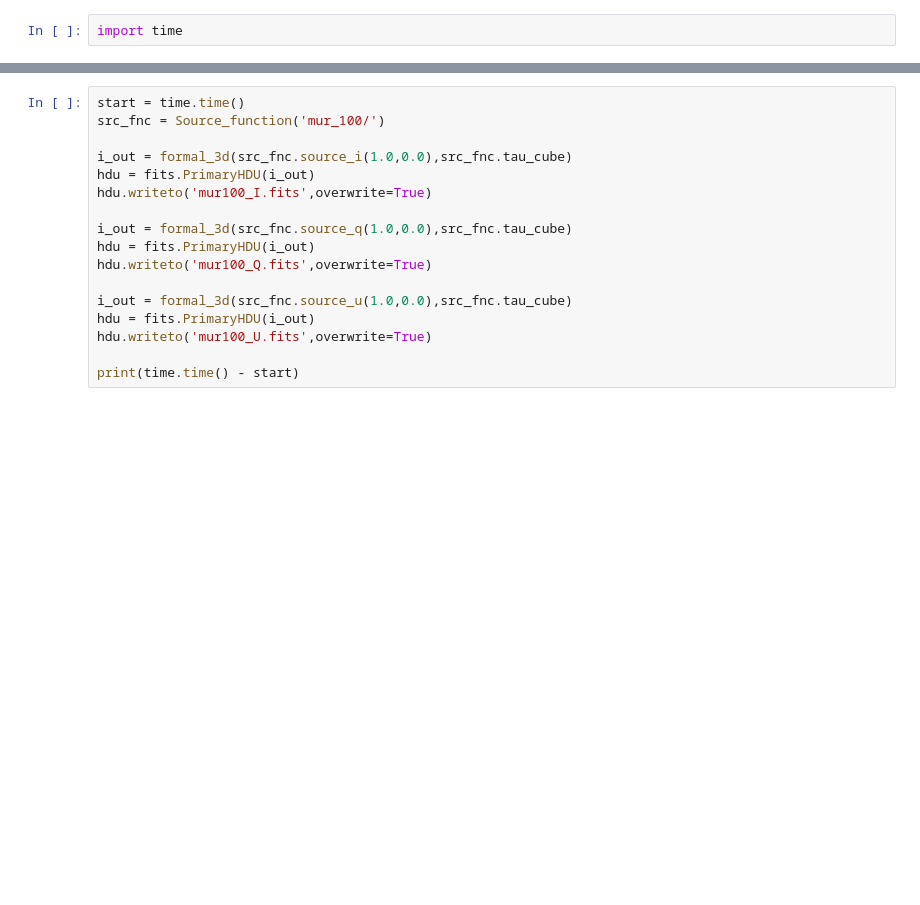
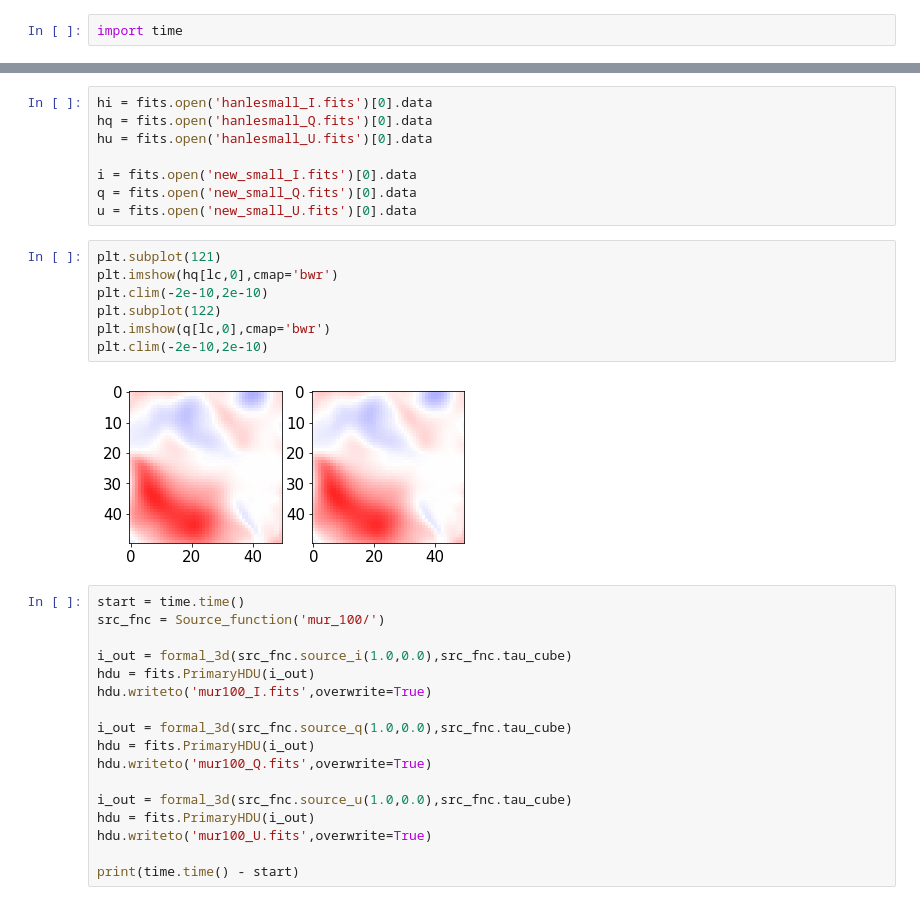
Before and after one commit to neerajkulk/reconstruct_hanle, a Jupyter notebook: scattering_pol/spol_synthesize.ipynb, the cells around one changed output, grey strips where cells are left out. Drawn from its saved outputs; the diff is of its cells as text; blank space fills up the shorter version.

Commit message:
added hanle depolarization
Test against a variety of examples to make sure results make sense

```diff
--- a/scattering_pol/spol_synthesize.ipynb
+++ b/scattering_pol/spol_synthesize.ipynb
@@ -209,3 +313,20 @@ import time
+# %%
+hi = fits.open('hanlesmall_I.fits')[0].data
+hq = fits.open('hanlesmall_Q.fits')[0].data
+hu = fits.open('hanlesmall_U.fits')[0].data
+
+i = fits.open('new_small_I.fits')[0].data
+q = fits.open('new_small_Q.fits')[0].data
+u = fits.open('new_small_U.fits')[0].data
+# %%
+plt.subplot(121)
+plt.imshow(hq[lc,0],cmap='bwr')
+plt.clim(-2e-10,2e-10)
+plt.subplot(122)
+plt.imshow(q[lc,0],cmap='bwr')
+plt.clim(-2e-10,2e-10)
+# %% [output]
+[figure, added]
 # %%
 start = time.time()
 src_fnc = Source_function('mur_100/')
```
Also changed, not shown: parts of 11 cells of this notebook.
